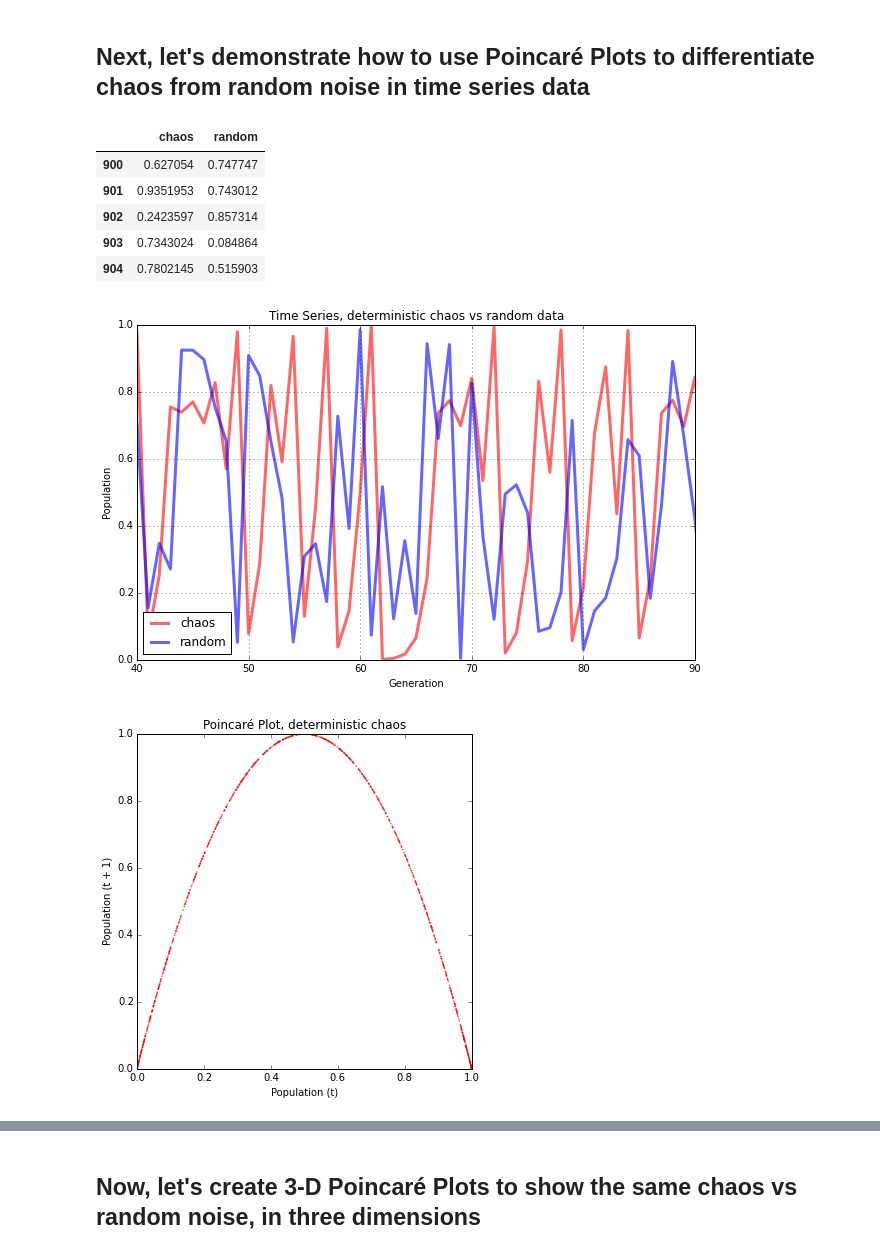
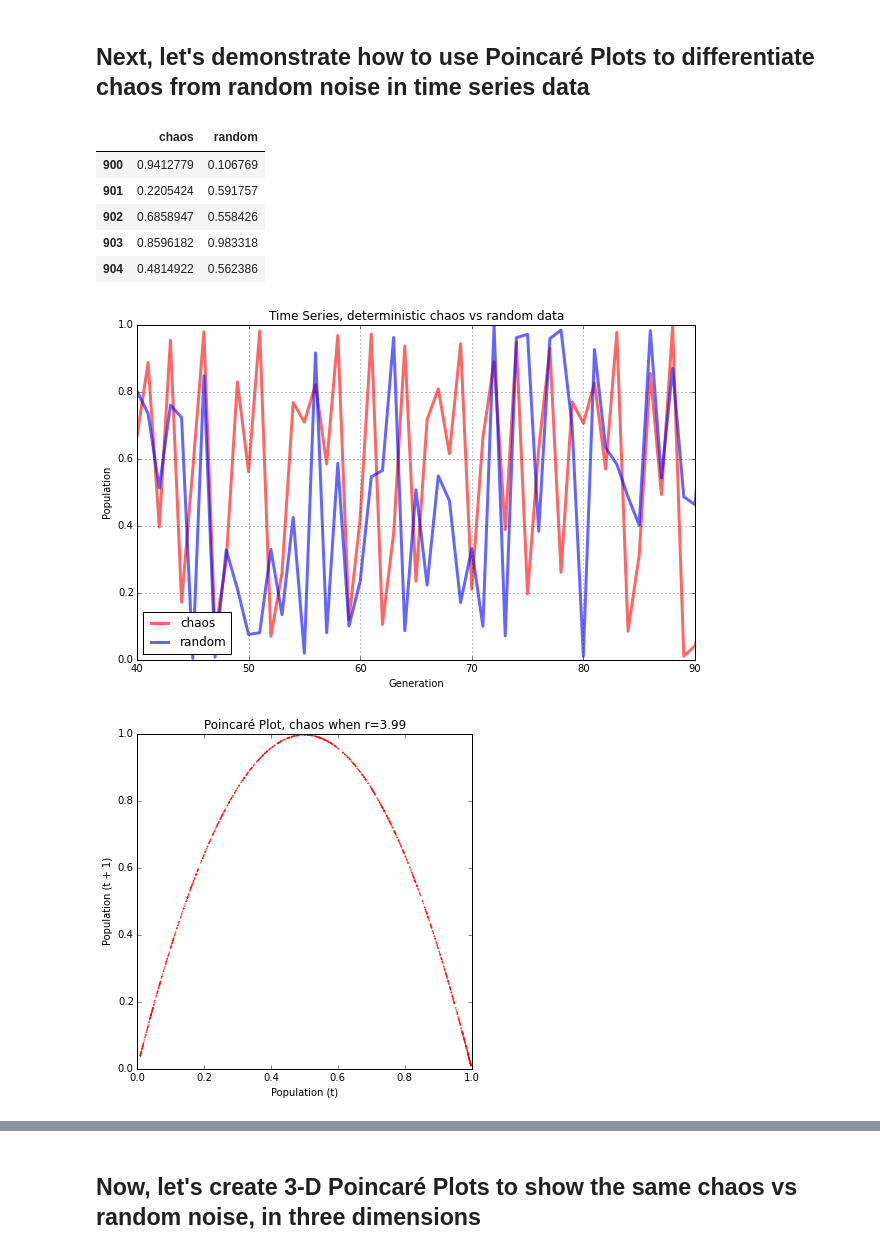
Before and after one commit to aitatanit/chaos-models, a Jupyter notebook: chaos-logistic-poincare-plots.ipynb, the cells around one changed output, grey strips where cells are left out. Drawn from its saved outputs; the diff is of its cells as text; code cells hidden in the pictures.

```diff
--- a/chaos-logistic-poincare-plots.ipynb
+++ b/chaos-logistic-poincare-plots.ipynb
@@ -40,7 +40,7 @@ def get_poincare_points(pops, discard_gens=1, dimensions=2):
     if discard_gens > 0 and len(pops) > discard_gens:
         discard_gens = np.arange(0, discard_gens)
         pops = pops.drop(labels=pops.index[discard_gens])
-        pops = pops.reset_index()
+        pops = pops.reset_index().drop(labels='index', axis=1)
 
     # a point is defined by the name of its model run then its spatial coordinates
     points = []
@@ -309,7 +309,7 @@ poincare_plot(pops, xmin=0.25, xmax=0.75, ymin=0.8, ymax=1.01, size=7, title=u'P
 # generate 30,000 time steps for the chaotic series but only keep the final 1,000 (when system is fully evolved)
 total_gens = 30000
 gens = 1000
-chaos_pops = logistic_model(generations=total_gens, growth_rate_min=3.999, growth_rate_max=4.0, growth_rate_steps=1)
+chaos_pops = logistic_model(generations=total_gens, growth_rate_min=3.99, growth_rate_max=4.0, growth_rate_steps=1)
 chaos_pops = chaos_pops.iloc[total_gens-gens:].reset_index().drop(labels='index', axis=1)
 random_pops = pd.DataFrame([random.random() for _ in range(0, gens)], columns=['value'])
 time_series = pd.concat([chaos_pops, random_pops], axis=1)
@@ -317,11 +317,11 @@ time_series.columns = ['chaos', 'random']
 time_series.iloc[900:905]
 # %% [output]
 |  | chaos | random |
-| 900 | 0.627054 | 0.747747 |
-| 901 | 0.9351953 | 0.743012 |
-| 902 | 0.2423597 | 0.857314 |
-| 903 | 0.7343024 | 0.084864 |
-| 904 | 0.7802145 | 0.515903 |
+| 900 | 0.9412779 | 0.106769 |
+| 901 | 0.2205424 | 0.591757 |
+| 902 | 0.6858947 | 0.558426 |
+| 903 | 0.8596182 | 0.983318 |
+| 904 | 0.4814922 | 0.562386 |
 # %%
 # plot the chaotic and random time series to show how they are sometimes tough to differentiate
 ax = time_series.plot(kind='line', figsize=[10, 6], linewidth='3', alpha=0.6, style=['r-', 'b-'])
@@ -333,12 +333,12 @@ ax.set_ylabel('Population')
 ax.legend(loc=3, frameon=True, framealpha=1)
 plt.show()
 # %% [output]
-[figure, old version]
+[figure, new version]
 # %%
 # draw a poincare plot the chaotic time series to show its strange attractor
-poincare_plot(chaos_pops, size=10, title=u'Poincaré Plot, deterministic chaos')
+poincare_plot(chaos_pops, size=10, title=u'Poincaré Plot, chaos when r=3.99')
 # %% [output]
-[figure, old version]
+[figure, new version]
 # %%
 # now draw a poincare plot for the random time series to show it's just noise, no attractor
 poincare_plot(random_pops, size=10, title=u'Poincaré Plot, random data', color='b')
```
Also changed, not shown: parts of 6 cells of this notebook.
